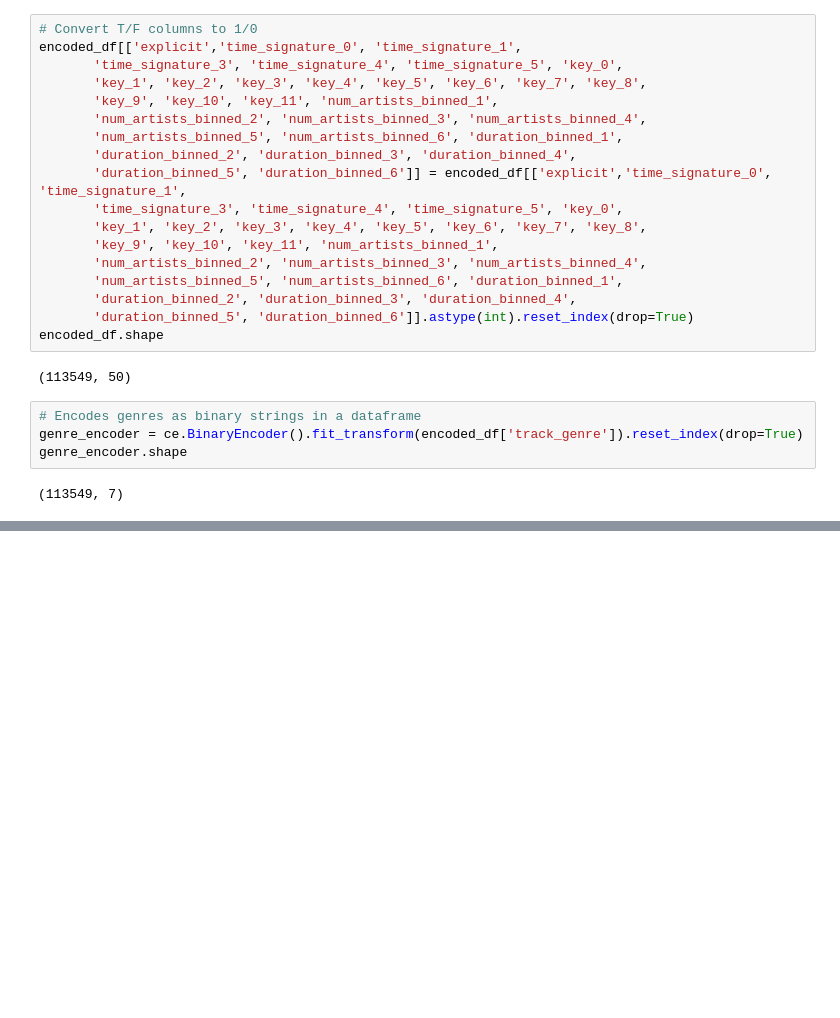
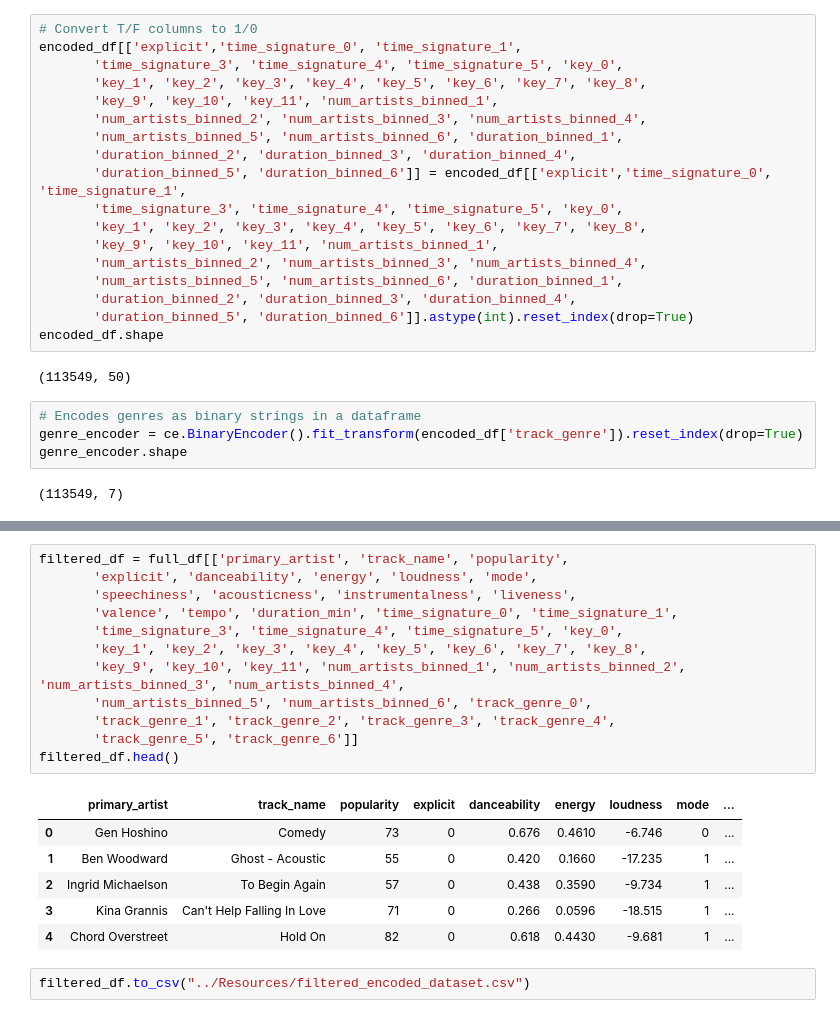
Before and after one commit to skronheim/Project-4, a Jupyter notebook: SK_data_cleaning/SK_data_cleaning.ipynb, the cells around one changed output, grey strips where cells are left out. Drawn from its saved outputs; the diff is of its cells as text; blank space fills up the shorter version.

```diff
--- a/SK_data_cleaning/SK_data_cleaning.ipynb
+++ b/SK_data_cleaning/SK_data_cleaning.ipynb
@@ -236,0 +240,21 @@ full_df
+# %%
+filtered_df = full_df[['primary_artist', 'track_name', 'popularity',
+       'explicit', 'danceability', 'energy', 'loudness', 'mode',
+       'speechiness', 'acousticness', 'instrumentalness', 'liveness',
+       'valence', 'tempo', 'duration_min', 'time_signature_0', 'time_signature_1',
+       'time_signature_3', 'time_signature_4', 'time_signature_5', 'key_0',
+       'key_1', 'key_2', 'key_3', 'key_4', 'key_5', 'key_6', 'key_7', 'key_8',
+       'key_9', 'key_10', 'key_11', 'num_artists_binned_1', 'num_artists_binned_2', 'num_artists_binned_3', 'num_artists_binned_4',
+       'num_artists_binned_5', 'num_artists_binned_6', 'track_genre_0',
+       'track_genre_1', 'track_genre_2', 'track_genre_3', 'track_genre_4',
+       'track_genre_5', 'track_genre_6']]
+filtered_df.head()
+# %% [output]
+|  | primary_artist | track_name | popularity | explicit | danceability | energy | loudness | mode | ... |
+| 0 | Gen Hoshino | Comedy | 73 | 0 | 0.676 | 0.4610 | -6.746 | 0 | ... |
+| 1 | Ben Woodward | Ghost - Acoustic | 55 | 0 | 0.420 | 0.1660 | -17.235 | 1 | ... |
+| 2 | Ingrid Michaelson | To Begin Again | 57 | 0 | 0.438 | 0.3590 | -9.734 | 1 | ... |
+| 3 | Kina Grannis | Can't Help Falling In Love | 71 | 0 | 0.266 | 0.0596 | -18.515 | 1 | ... |
+| 4 | Chord Overstreet | Hold On | 82 | 0 | 0.618 | 0.4430 | -9.681 | 1 | ... |
+# %%
+filtered_df.to_csv("../Resources/filtered_encoded_dataset.csv")
```
Also changed, not shown: parts of 2 cells of this notebook, 1 other file.
